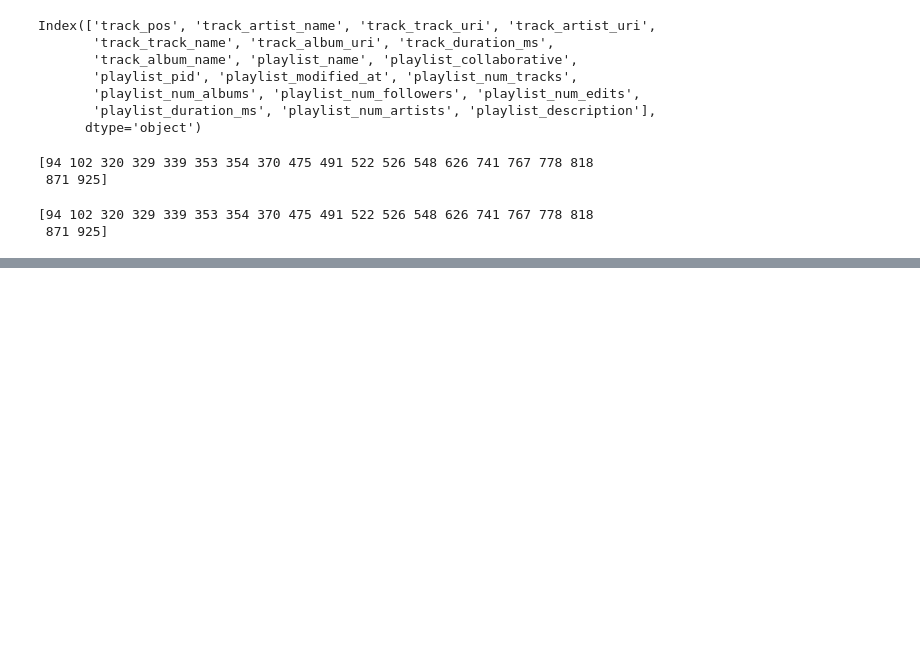
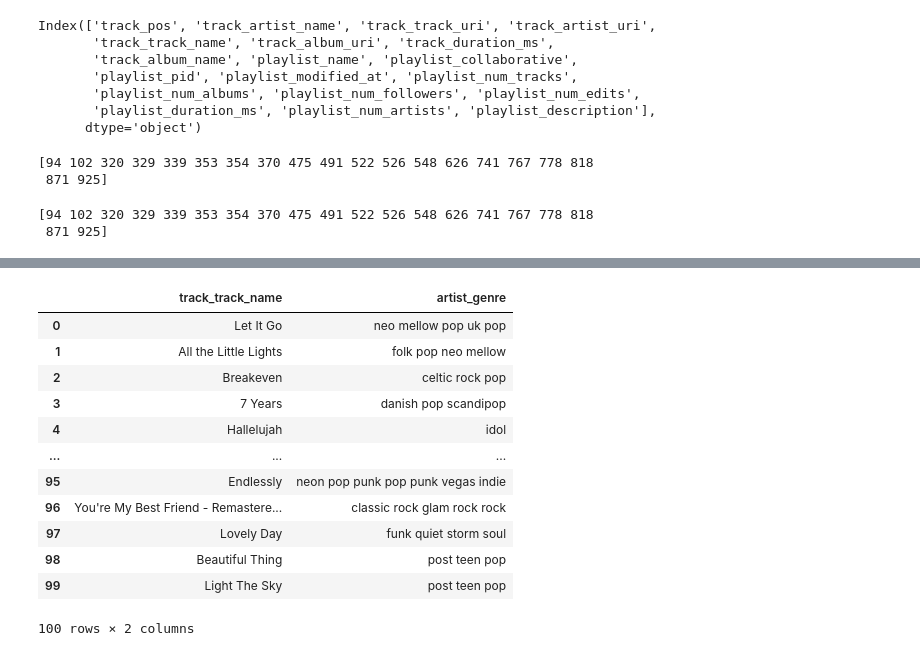
Before and after one commit to Ernek/song_recommender, a Jupyter notebook: exploratory_data_analysis.ipynb, the cells around one changed output, grey strips where cells are left out. Saved outputs shown, nothing was run; the diff lists cells and outputs as text; code cells hidden in the pictures; blank space fills up the shorter version.

Commit message:
k_means algorithm implementation on genre and song name

```diff
--- a/exploratory_data_analysis.ipynb
+++ b/exploratory_data_analysis.ipynb
@@ -266,0 +255,3 @@ album_keys:  dict_keys(['album_type', 'artists', 'available_markets', 'copyright
+# %%
+check_df['artist_genre'] = check_df['artist_genre'].apply(lambda x: ' '.join([i.replace('-', ' ').replace('_', ' ') for i in x]))
+# check_df['artist_genre'] = check_df['artist_genre'].apply(lambda x: ''.join([i.replace('', '_') for i in x]))
@@ -266,0 +274,17 @@ album_keys:  dict_keys(['album_type', 'artists', 'available_markets', 'copyright
+# %%
+label_columns = ['track_track_name', 'artist_genre']
+check_df[label_columns]
+# %% [output]
+|  | track_track_name | artist_genre |
+| 0 | Let It Go | neo mellow pop uk pop |
+| 1 | All the Little Lights | folk pop neo mellow |
+| 2 | Breakeven | celtic rock pop |
+| 3 | 7 Years | danish pop scandipop |
+| 4 | Hallelujah | idol |
+| ... | ... | ... |
+| 95 | Endlessly | neon pop punk pop punk vegas indie |
+| 96 | You're My Best Friend - Remastere... | classic rock glam rock rock |
+| 97 | Lovely Day | funk quiet storm soul |
+| 98 | Beautiful Thing | post teen pop |
+| 99 | Light The Sky | post teen pop |
+100 rows × 2 columns
```
Also changed, not shown: parts of 47 cells of this notebook.
